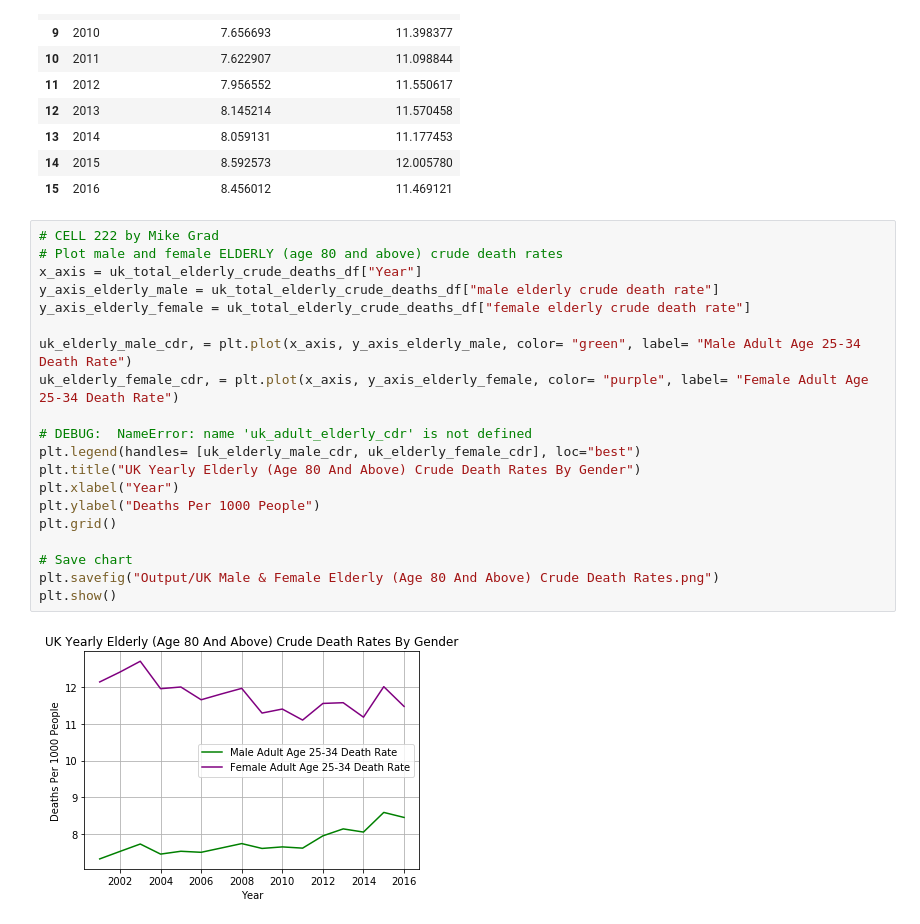
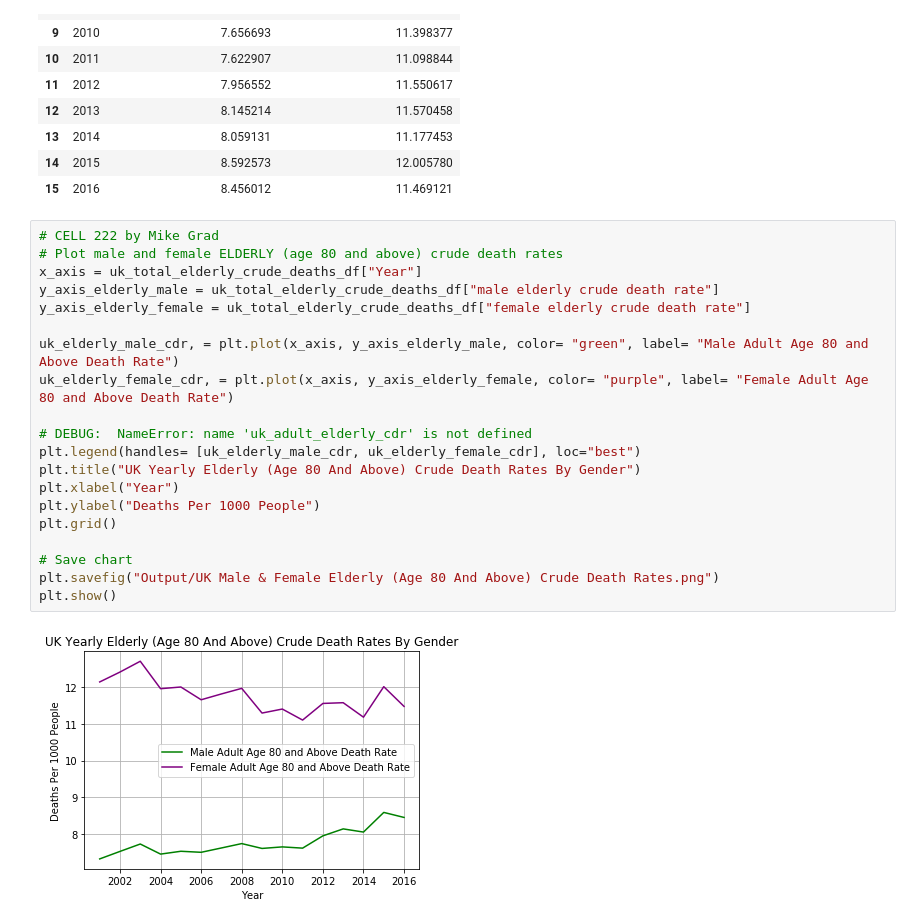
Before and after one commit to michael-grad/project-python-mortality-analysis, a Jupyter notebook: uk-analysis.ipynb, the cells around one changed output. Cells and saved outputs as stored; diff of their text form.

```diff
--- a/uk-analysis.ipynb
+++ b/uk-analysis.ipynb
@@ -448,22 +465,22 @@ uk_total_elderly_crude_deaths_df
 # %%
 # CELL 222 by Mike Grad
 # Plot male and female ELDERLY (age 80 and above) crude death rates
 x_axis = uk_total_elderly_crude_deaths_df["Year"]
 y_axis_elderly_male = uk_total_elderly_crude_deaths_df["male elderly crude death rate"]
 y_axis_elderly_female = uk_total_elderly_crude_deaths_df["female elderly crude death rate"]
 
-uk_elderly_male_cdr, = plt.plot(x_axis, y_axis_elderly_male, color= "green", label= "Male Adult Age 25-34 Death Rate")
-uk_elderly_female_cdr, = plt.plot(x_axis, y_axis_elderly_female, color= "purple", label= "Female Adult Age 25-34 Death Rate")
+uk_elderly_male_cdr, = plt.plot(x_axis, y_axis_elderly_male, color= "green", label= "Male Adult Age 80 and Above Death Rate")
+uk_elderly_female_cdr, = plt.plot(x_axis, y_axis_elderly_female, color= "purple", label= "Female Adult Age 80 and Above Death Rate")
 
 # DEBUG:  NameError: name 'uk_adult_elderly_cdr' is not defined
 plt.legend(handles= [uk_elderly_male_cdr, uk_elderly_female_cdr], loc="best")
 plt.title("UK Yearly Elderly (Age 80 And Above) Crude Death Rates By Gender")
 plt.xlabel("Year")
 plt.ylabel("Deaths Per 1000 People")
 plt.grid()
 
 # Save chart
 plt.savefig("Output/UK Male & Female Elderly (Age 80 And Above) Crude Death Rates.png")
 plt.show()
 # %% [output]
-[figure, old version]
+[figure, new version]
```
Also changed, not shown: parts of 1 cell of this notebook, 4 other files.
